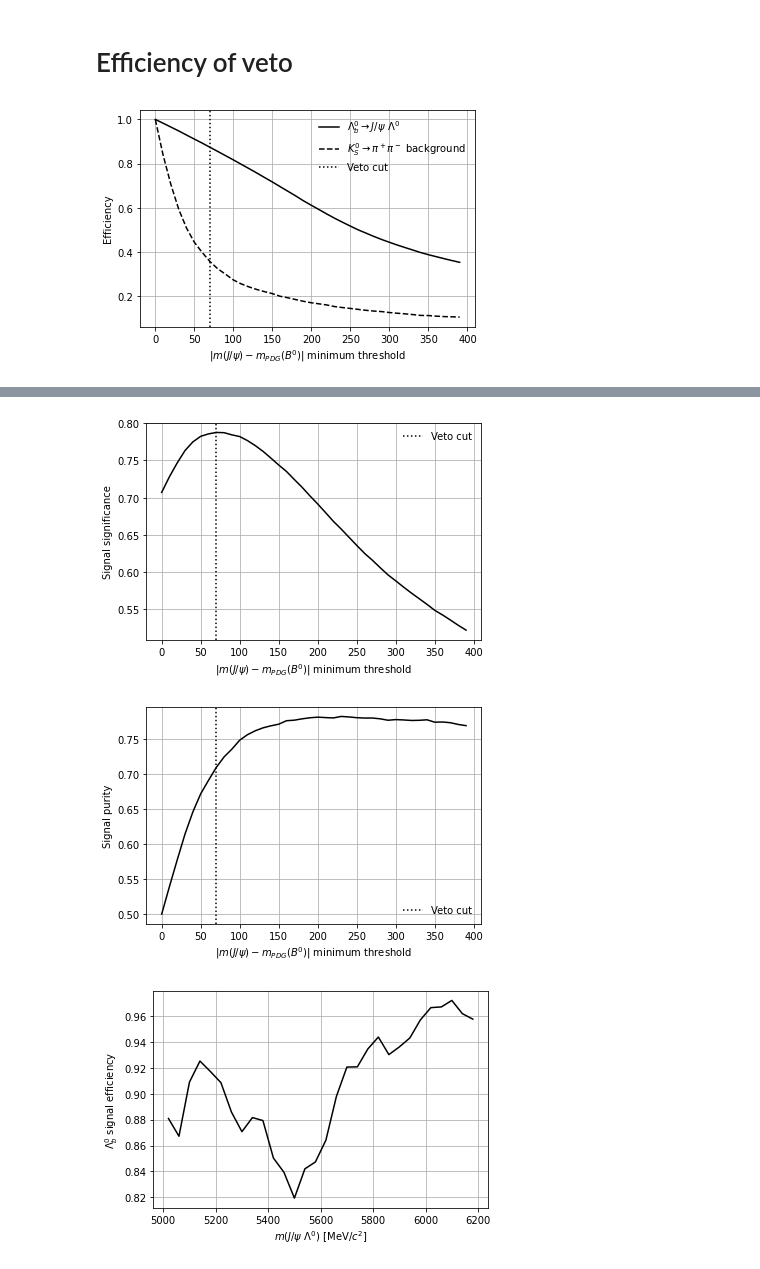
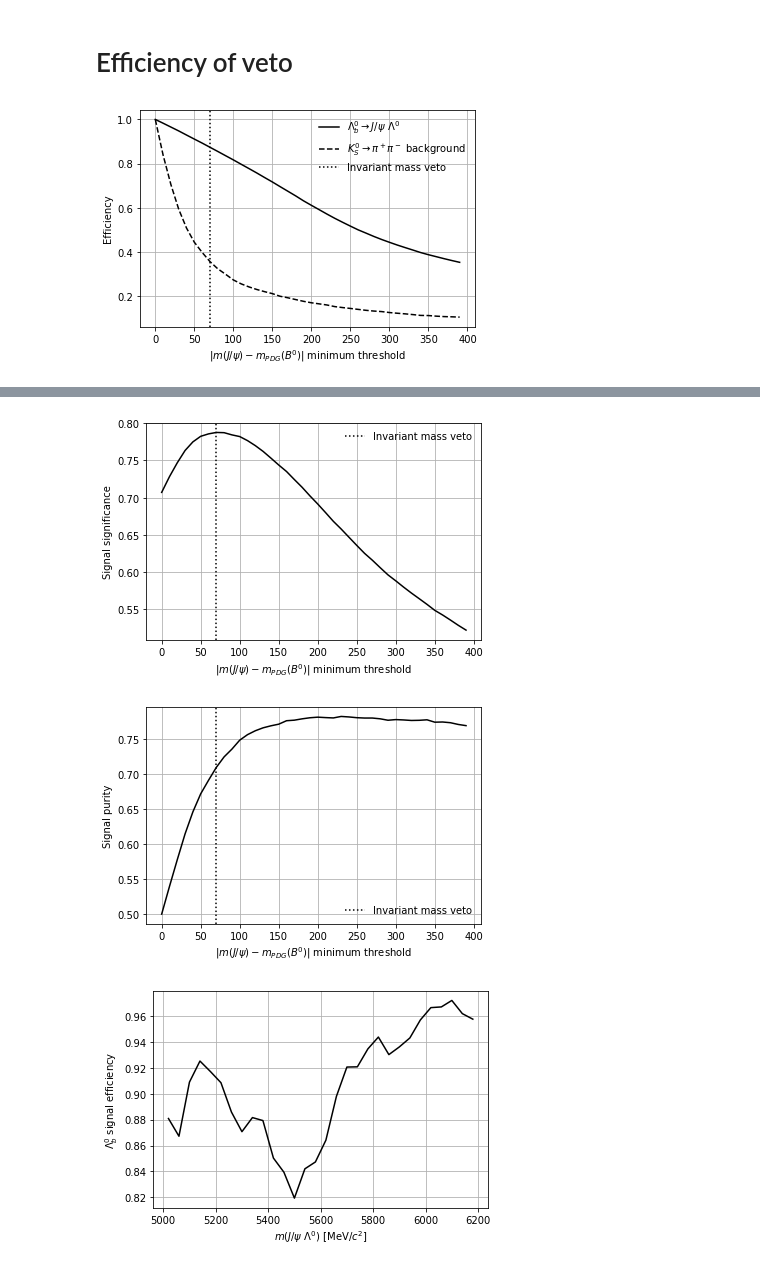
Before and after one commit to alatios/lb2jpsil_physical-background-studies, a Jupyter notebook: 01_invariant_mass_veto.ipynb, the cells around one changed output, grey strips where cells are left out. Cells and saved outputs as stored; diff of their text form; code cells hidden in the pictures.

```diff
--- a/01_veto_optimization.ipynb
+++ b/01_invariant_mass_veto.ipynb
@@ -17,7 +17,7 @@ repo_dir = str(pathlib.Path.home()) + '/physical-background-studies/'
 
 plot_directory = (
     repo_dir + 'plots/'
-    + 'veto_optimization/'
+    + 'invariant_mass_veto/'
 )
 
 pathlib.Path(plot_directory).mkdir(parents=True, exist_ok=True)
@@ -266,35 +266,35 @@ common_params = {
     'color': 'black'
 }
 
 lambda_params = {
     'linestyle': '-',
     'label': r'$\Lambda_b^0 \rightarrow J/\psi~\Lambda^0$'
 }
 
 b_params = {
     'linestyle': '--',
     'label': r'$K^0_S \rightarrow \pi^+\pi^-$ background'
 }
 
 axv_params = {
     'linestyle': 'dotted',
-    'label': 'Veto cut'
+    'label': 'Invariant mass veto'
 }
 
 plt.plot(thresholds, lambdab_sig_eff, **common_params, **lambda_params)
 plt.plot(thresholds, b_sig_eff, **common_params, **b_params)
 plt.axvline(current_veto, **common_params, **axv_params)
 plt.xlabel("$| m(J/\psi) - m_{PDG}(B^0) |$ minimum threshold")
 plt.ylabel("Efficiency")
 plt.legend(frameon=False)
 plt.grid()
 
 if save_plots:
     plt.savefig(plot_directory + filename + '.pdf', bbox_inches='tight')
 
 plt.show()
 # %% [output]
-[figure, old version]
+[figure, new version]
 # %%
 for t, s, b in zip(thresholds, lambdab_sig_eff, b_sig_eff):
     print(f'{t}\t{s}\t{1-b}')
@@ -345,7 +345,7 @@ if save_plots:
     plt.savefig(plot_directory + filename + '.pdf', bbox_inches='tight')
 plt.show()
 # %% [output]
-[figure, old version]
+[figure, new version]
 # %%
 filename = 'phys_veto_purities'
 
@@ -359,7 +359,7 @@ if save_plots:
     plt.savefig(plot_directory + filename + '.pdf', bbox_inches='tight')
 plt.show()
 # %% [output]
-[figure, old version]
+[figure, new version]
 # %%
 bins_mass_Lb = np.linspace(5000, 6200, 31)
 bin_mass_Lb_pairs = [(lower, upper) for lower, upper in zip(bins_mass_Lb[:-1], bins_mass_Lb[1:])]
```
Also changed, not shown: 1 other file.
